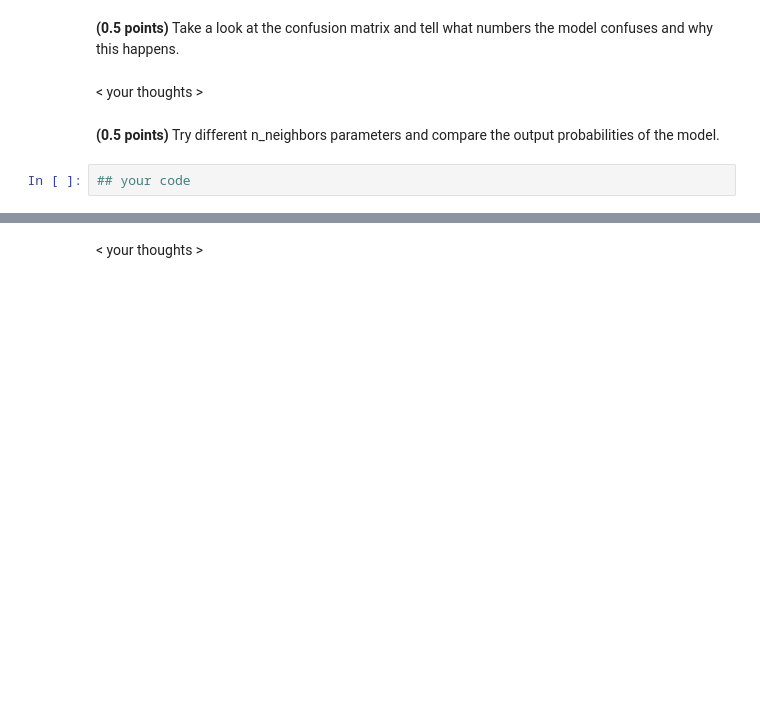
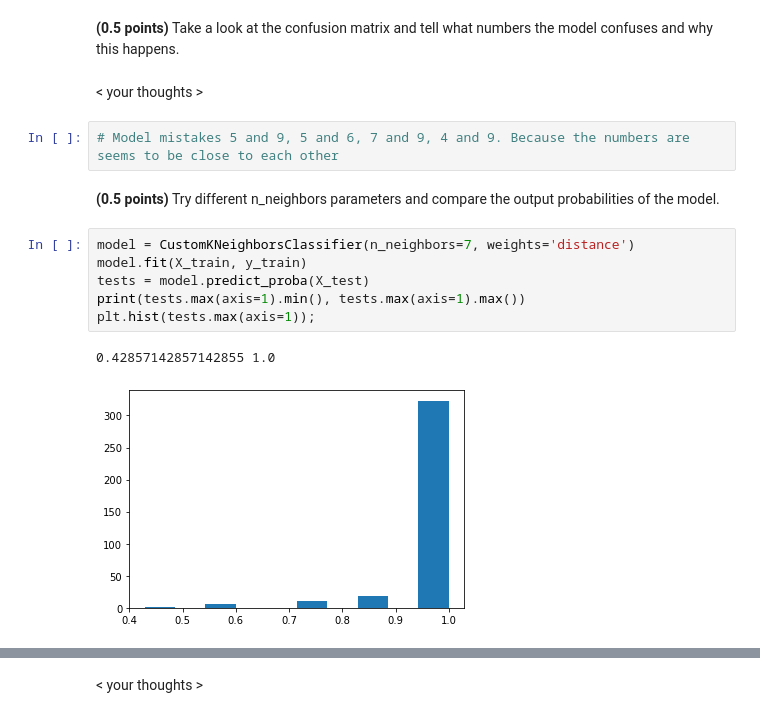
Before and after one commit to AndreiMedvedevSaratov/ml-5_classification_linear_knn, a Jupyter notebook: hw_classification.ipynb, the cells around one changed output, grey strips where cells are left out. Cells and saved outputs as stored; diff of their text form; blank space fills up the shorter version.

```diff
--- a/hw_classification.ipynb
+++ b/hw_classification.ipynb
@@ -429,7 +460,16 @@ assert test_acc > 0.98
 **(0.5 points)** Take a look at the confusion matrix and tell what numbers the model confuses and why this happens.
 # %% [markdown]
 < your thoughts >
+# %%
+# Model mistakes 5 and 9, 5 and 6, 7 and 9, 4 and 9. Because the numbers are seems to be close to each other
 # %% [markdown]
 **(0.5 points)** Try different n_neighbors parameters and compare the output probabilities of the model.
-# %%
-## your code
+# %%
+model = CustomKNeighborsClassifier(n_neighbors=7, weights='distance')
+model.fit(X_train, y_train)
+tests = model.predict_proba(X_test)
+print(tests.max(axis=1).min(), tests.max(axis=1).max())
+plt.hist(tests.max(axis=1));
+# %% [output]
+0.42857142857142855 1.0
+[figure, added]
```
Also changed, not shown: parts of 23 cells of this notebook.
